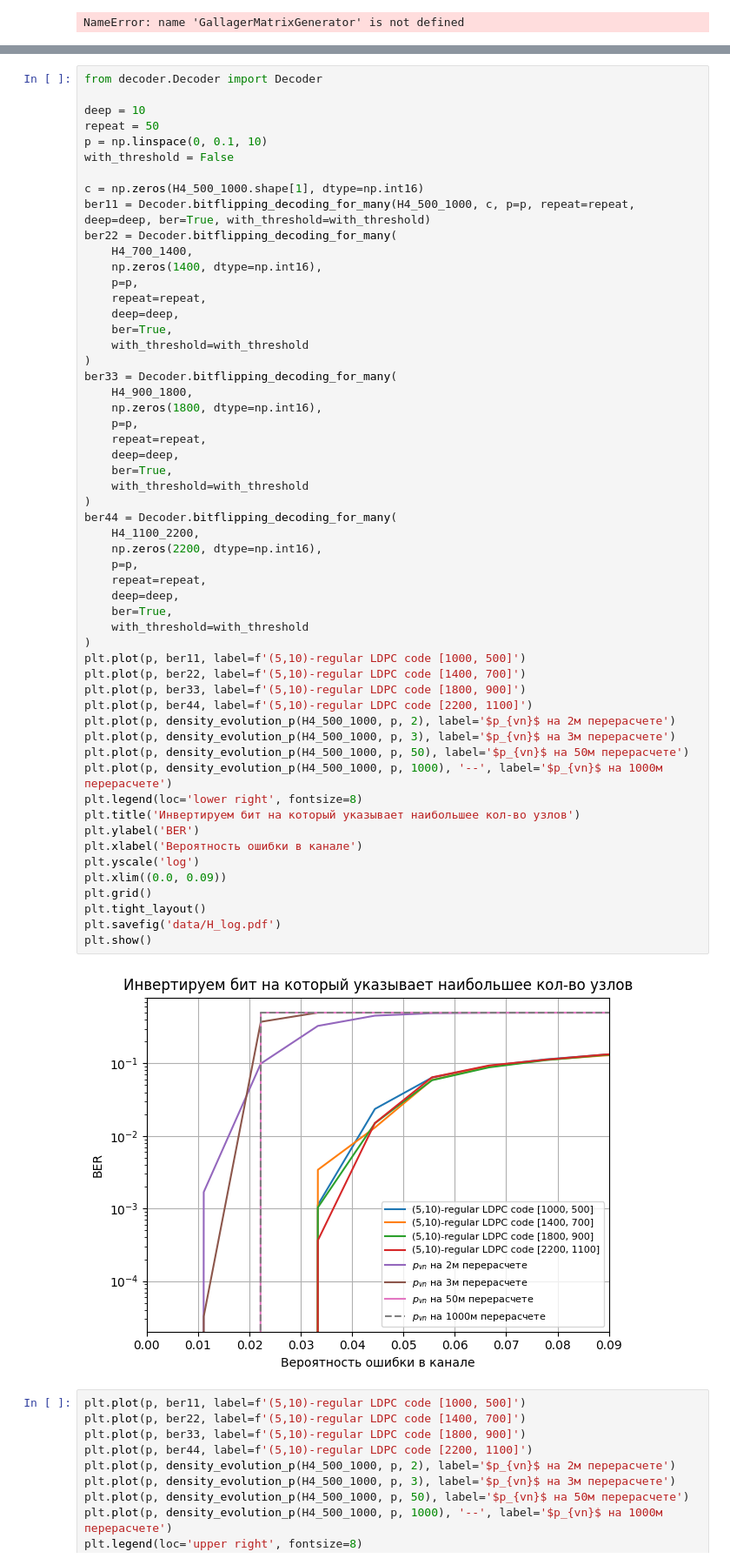
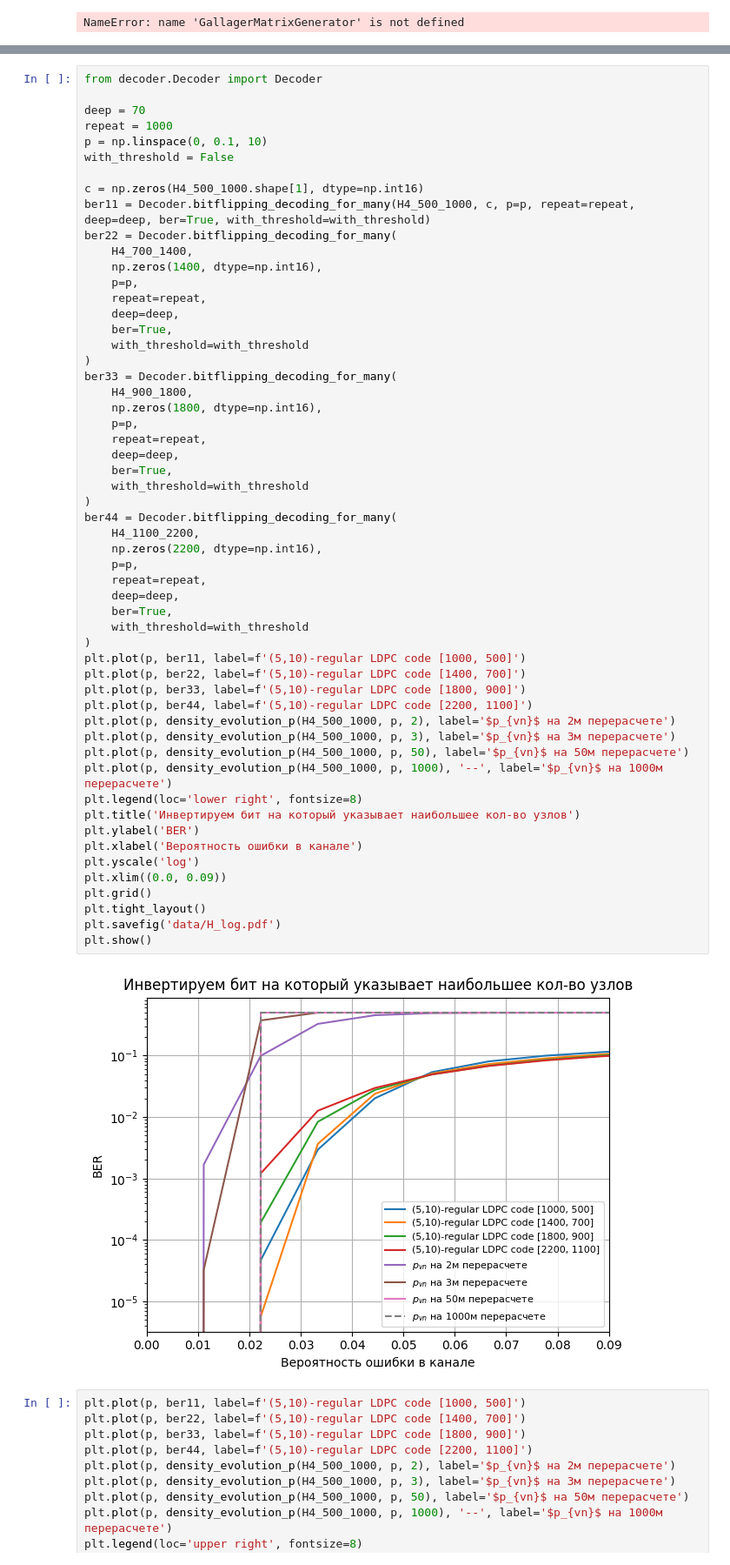
Before and after one commit to FuIluha/ldpc-for-flash-memory, a Jupyter notebook: DE.ipynb, the cells around one changed output, grey strips where cells are left out. Shown at 87% size. Saved outputs shown, nothing was run; the diff lists cells and outputs as text.

```diff
--- a/DE.ipynb
+++ b/DE.ipynb
@@ -203,8 +203,8 @@ plt.savefig('2.pdf')
 # %%
 from decoder.Decoder import Decoder
 
-deep = 10
-repeat = 50
+deep = 70
+repeat = 1000
 p = np.linspace(0, 0.1, 10)
 with_threshold = False
 
@@ -229,34 +229,34 @@ ber33 = Decoder.bitflipping_decoding_for_many(
     with_threshold=with_threshold
 )
 ber44 = Decoder.bitflipping_decoding_for_many(
     H4_1100_2200,
     np.zeros(2200, dtype=np.int16),
     p=p,
     repeat=repeat,
     deep=deep,
     ber=True,
     with_threshold=with_threshold
 )
 plt.plot(p, ber11, label=f'(5,10)-regular LDPC code [1000, 500]')
 plt.plot(p, ber22, label=f'(5,10)-regular LDPC code [1400, 700]')
 plt.plot(p, ber33, label=f'(5,10)-regular LDPC code [1800, 900]')
 plt.plot(p, ber44, label=f'(5,10)-regular LDPC code [2200, 1100]')
 plt.plot(p, density_evolution_p(H4_500_1000, p, 2), label='$p_{vn}$ на 2м перерасчете')
 plt.plot(p, density_evolution_p(H4_500_1000, p, 3), label='$p_{vn}$ на 3м перерасчете')
 plt.plot(p, density_evolution_p(H4_500_1000, p, 50), label='$p_{vn}$ на 50м перерасчете')
 plt.plot(p, density_evolution_p(H4_500_1000, p, 1000), '--', label='$p_{vn}$ на 1000м перерасчете')
 plt.legend(loc='lower right', fontsize=8)
 plt.title('Инвертируем бит на который указывает наибольшее кол-во узлов')
 plt.ylabel('BER')
 plt.xlabel('Вероятность ошибки в канале')
 plt.yscale('log')
 plt.xlim((0.0, 0.09))
 plt.grid()
 plt.tight_layout()
 plt.savefig('data/H_log.pdf')
 plt.show()
 # %% [output]
-[figure, old version]
+[figure, new version]
 # %%
 plt.plot(p, ber11, label=f'(5,10)-regular LDPC code [1000, 500]')
 plt.plot(p, ber22, label=f'(5,10)-regular LDPC code [1400, 700]')
```
Also changed, not shown: 2 other files.
